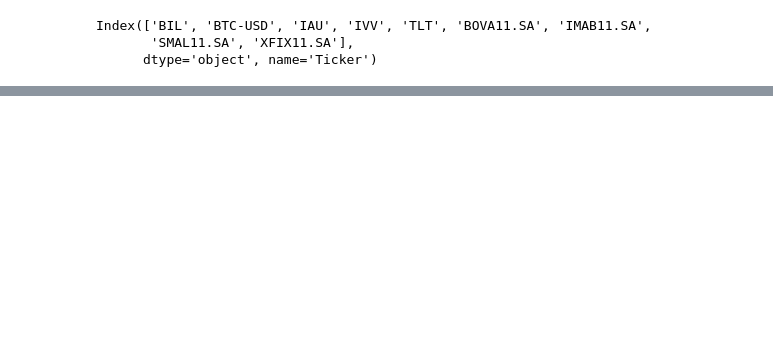
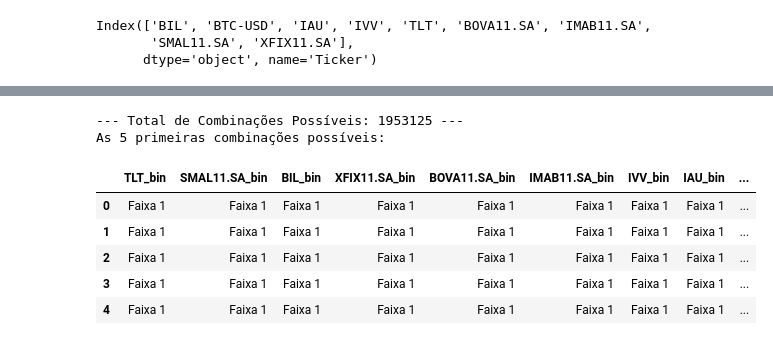
Before and after one commit to AlexandreSabino/fiap-tech-challenge-genetic-algorithm, a Jupyter notebook: notebooks/load_data.ipynb, the cells around one changed output, grey strips where cells are left out. Drawn from its saved outputs; the diff is of its cells as text; code cells hidden in the pictures; blank space fills up the shorter version.

```diff
--- a/notebooks/load_data.ipynb
+++ b/notebooks/load_data.ipynb
@@ -61,0 +150,13 @@ dtype: float64
+# %%
+print(f"\n--- Total de Combinações Possíveis: {len(df_combinations)} ---")
+print("As 5 primeiras combinações possíveis:")
+df_combinations.head()
+# %% [output]
+--- Total de Combinações Possíveis: 1953125 ---
+As 5 primeiras combinações possíveis:
+|  | TLT_bin | SMAL11.SA_bin | BIL_bin | XFIX11.SA_bin | BOVA11.SA_bin | IMAB11.SA_bin | IVV_bin | IAU_bin | ... |
+| 0 | Faixa 1 | Faixa 1 | Faixa 1 | Faixa 1 | Faixa 1 | Faixa 1 | Faixa 1 | Faixa 1 | ... |
+| 1 | Faixa 1 | Faixa 1 | Faixa 1 | Faixa 1 | Faixa 1 | Faixa 1 | Faixa 1 | Faixa 1 | ... |
+| 2 | Faixa 1 | Faixa 1 | Faixa 1 | Faixa 1 | Faixa 1 | Faixa 1 | Faixa 1 | Faixa 1 | ... |
+| 3 | Faixa 1 | Faixa 1 | Faixa 1 | Faixa 1 | Faixa 1 | Faixa 1 | Faixa 1 | Faixa 1 | ... |
+| 4 | Faixa 1 | Faixa 1 | Faixa 1 | Faixa 1 | Faixa 1 | Faixa 1 | Faixa 1 | Faixa 1 | ... |
```
Also changed, not shown: parts of 16 cells of this notebook, 5 other files.
